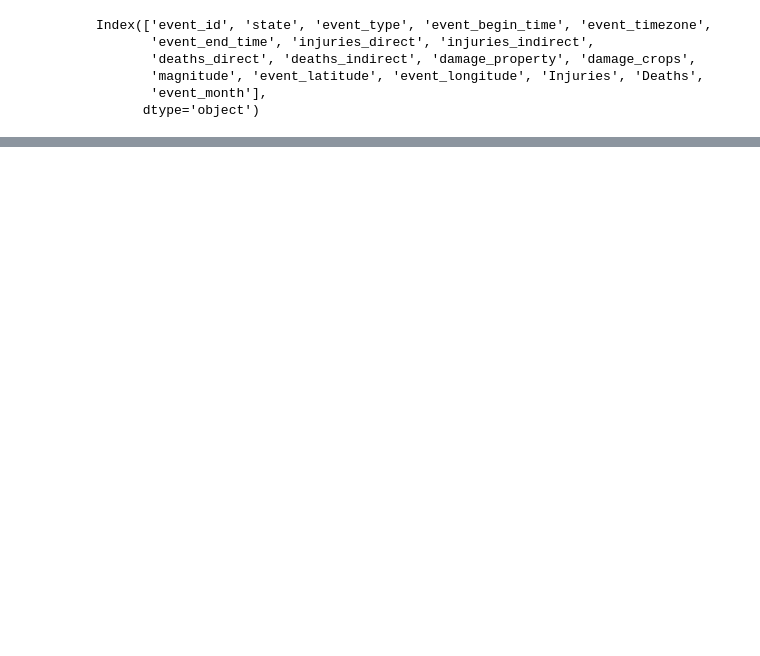
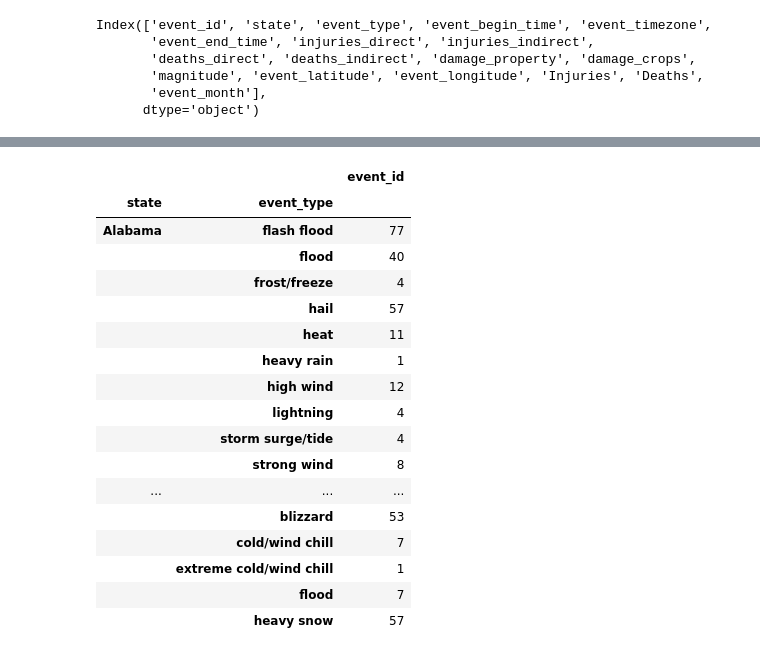
Before and after one commit to nfcresta/project-storm, a Jupyter notebook: Project_storm_datacleanup.ipynb, the cells around one changed output, grey strips where cells are left out. Saved outputs shown, nothing was run; the diff lists cells and outputs as text; code cells hidden in the pictures; blank space fills up the shorter version.

```diff
--- a/Project_storm_datacleanup.ipynb
+++ b/Project_storm_datacleanup.ipynb
@@ -213,0 +242,26 @@ clean_storm.to_json(r'clean_storm.json',orient='table')
+# %%
+# Creating 2nd grouped dataframe to see counts of below categories by state
+# Need count by state and event_type
+
+storm_group_pie = clean_storm.groupby(["state","event_type"]).count()['event_id']
+storm_group_piedf = storm_group_pie.to_frame()
+storm_group_piedf.head(20)
+# %% [output]
+|  |  | event_id |
+| state | event_type |  |
+| Alabama | flash flood | 77 |
+|  | flood | 40 |
+|  | frost/freeze | 4 |
+|  | hail | 57 |
+|  | heat | 11 |
+|  | heavy rain | 1 |
+|  | high wind | 12 |
+|  | lightning | 4 |
+|  | storm surge/tide | 4 |
+|  | strong wind | 8 |
+| ... | ... | ... |
+|  | blizzard | 53 |
+|  | cold/wind chill | 7 |
+|  | extreme cold/wind chill | 1 |
+|  | flood | 7 |
+|  | heavy snow | 57 |
```
Also changed, not shown: parts of 6 cells of this notebook.
